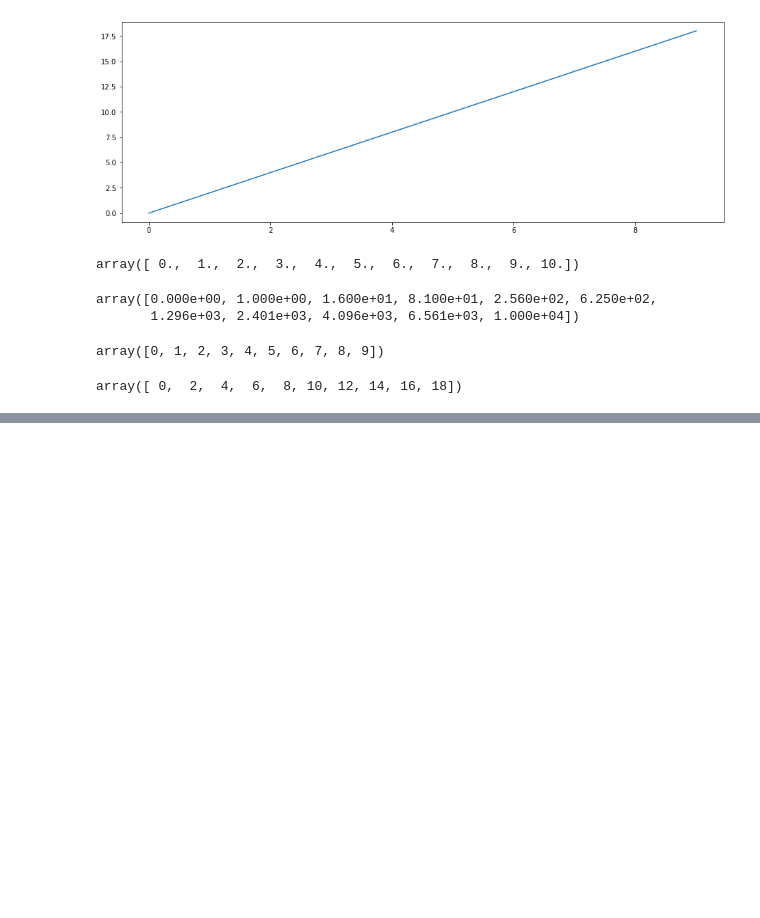
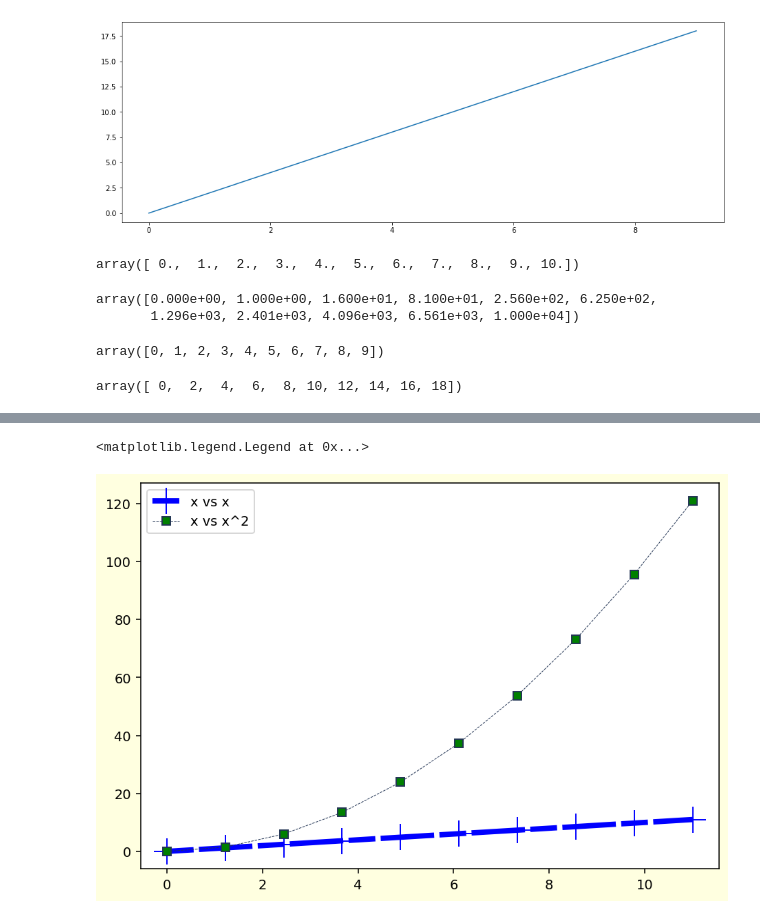
Before and after one commit to kinwong/Udemy-Machine-Learning-Data-Science-Masterclass, a Jupyter notebook: matplotlib.ipynb, the cells around one changed output, grey strips where cells are left out. Cells and saved outputs as stored; diff of their text form; code cells hidden in the pictures; blank space fills up the shorter version.

Commit message:
don't matplotlib

```diff
--- a/matplotlib.ipynb
+++ b/matplotlib.ipynb
@@ -79,0 +99,10 @@ fig.savefig('test.png', bbox_inches='tight')
+# %%
+fig = plt.figure(facecolor='lightyellow', dpi=140)
+ax = fig.add_axes([0,0,1,1])
+line = ax.plot(x,x, color='blue', label='x vs x', lw=4, ls='-.', marker='+', markersize=20, markerfacecolor='orange')
+line[0].set_dashes([5,1,10,1])
+ax.plot(x, x ** 2, color='#223454', label='x vs x^2',linewidth=0.5, linestyle='--', marker='s', mfc='green')
+ax.legend()
+# %% [output]
+<matplotlib.legend.Legend at 0x...>
+[figure, added]
```
Also changed, not shown: parts of 3 cells of this notebook, 1 other file.
